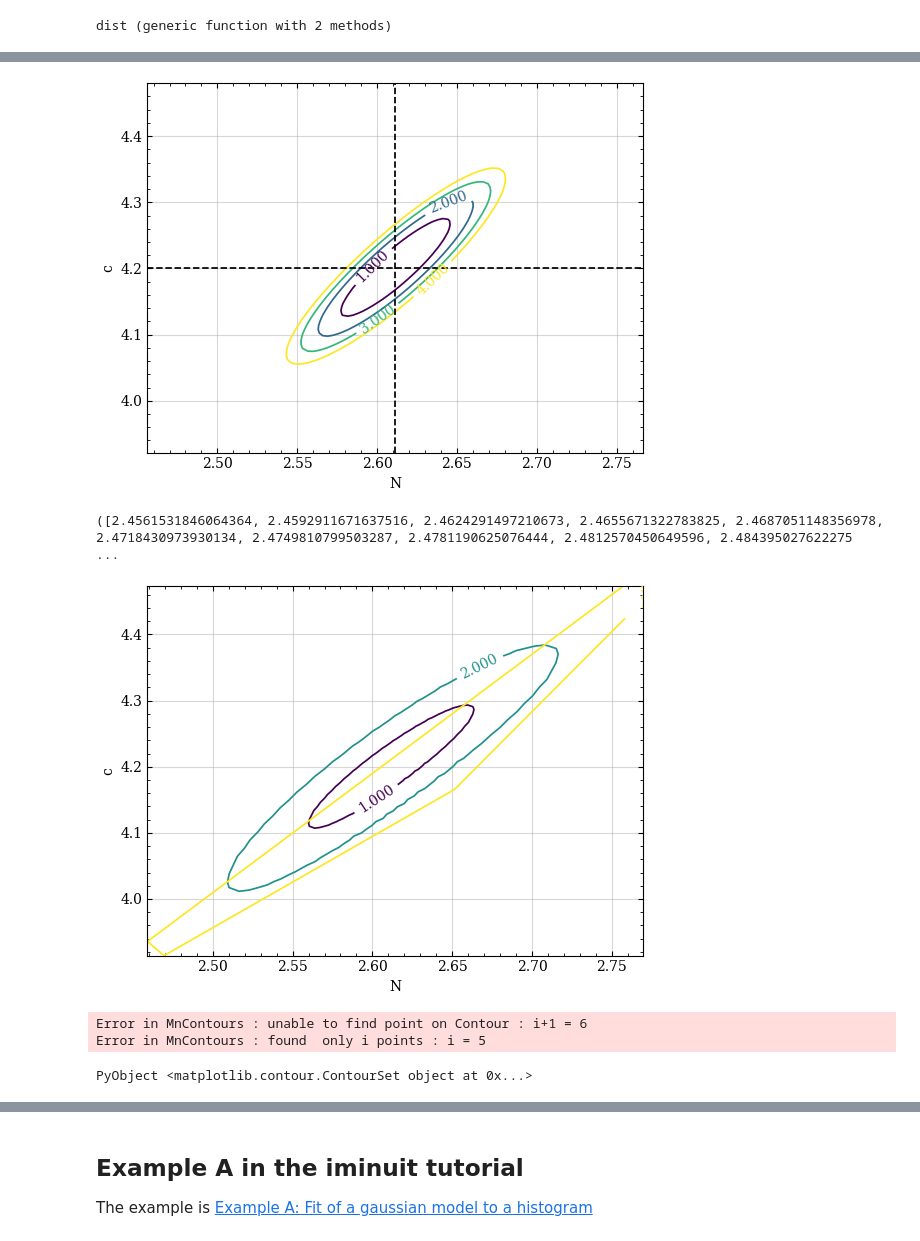
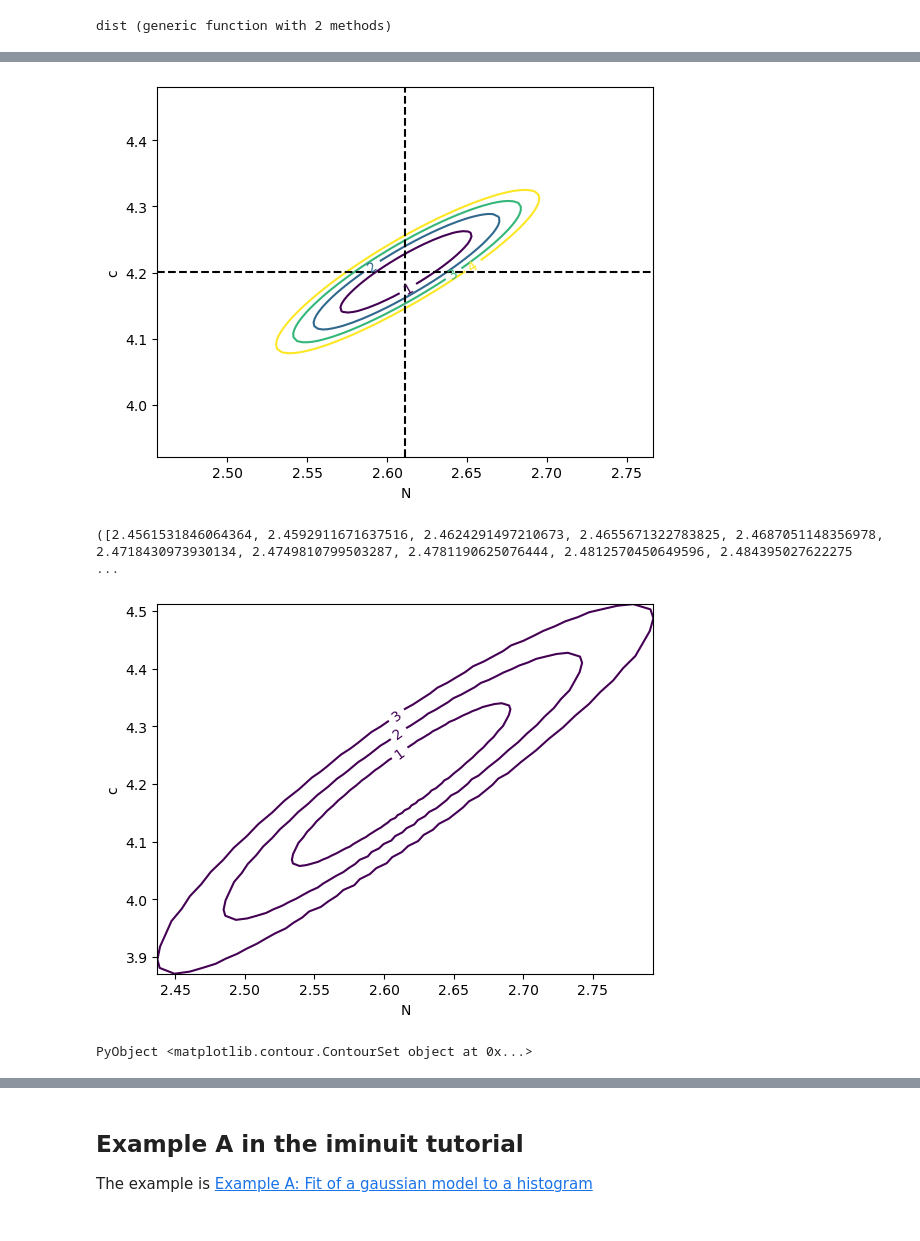
Before and after one commit to fkguo/IMinuit.jl, a Jupyter notebook: docs/example.ipynb, the cells around one changed output, grey strips where cells are left out. Cells and saved outputs as stored; diff of their text form; code cells hidden in the pictures.

```diff
--- a/docs/example.ipynb
+++ b/docs/example.ipynb
@@ -258,18 +303,17 @@ minos(fit1)
 # %%
 # MIGRAD contour of two parameters with the other ones fixed
 # needs PyPlot or the pyplot backend of Plots
-fit1.draw_contour(:N, :c, bound=3, bins=100)
+draw_contour(fit1,:N, :c, bound=3, bins=100)
 # %% [output]
-[figure, old version]
+[figure, new version]
 ([2.4561531846064364, 2.4592911671637516, 2.4624291497210673, 2.4655671322783825, 2.4687051148356978, 2.4718430973930134, 2.4749810799503287, 2.4781190625076444, 2.4812570450649596, 2.484395027622275  ...
 # %%
 # contour of parameter space from MINOS
-fit1.draw_mncontour(:N, :c, nsigma=3, numpoints=100)
+draw_mncontour(fit1,:N, :c, nsigma=3, numpoints=100);draw_mncontour(fit1,:N, :c, nsigma=2, numpoints=100)
+draw_mncontour(fit1,:N, :c, nsigma=1, numpoints=100)
 # %% [output]
-[figure, old version]
+[figure, new version]
-Error in MnContours : unable to find point on Contour : i+1 = 6
-Error in MnContours : found  only i points : i = 5
+PyObject <matplotlib.contour.ContourSet object at 0x...>
-PyObject <matplotlib.contour.ContourSet object at 0x...>
 # %%
 matrix(fit1, correlation = true)
 # %% [output]
```
Also changed, not shown: parts of 30 cells of this notebook, 6 other files.
